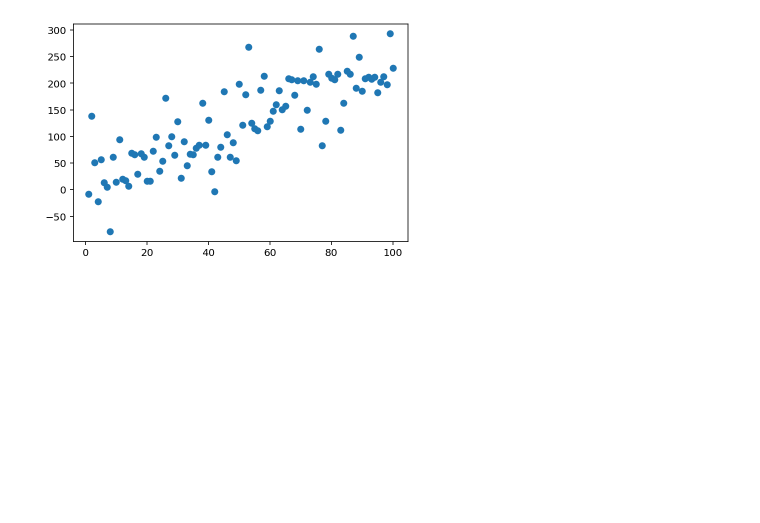
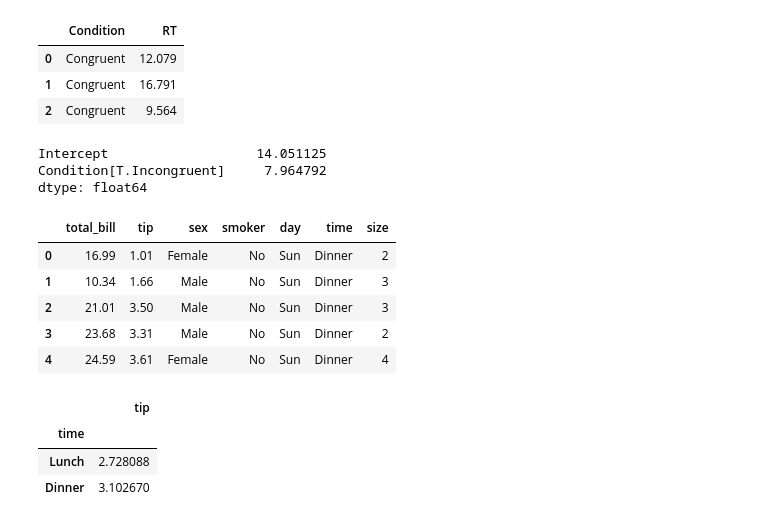
Before and after one commit to UCSD-CSS2/ucsd-css2-website, a Jupyter notebook: _sources/lectures/interactive.ipynb, the cells around one changed output. Drawn from its saved outputs; the diff is of its cells as text; code cells hidden in the pictures; blank space fills up the shorter version.

```diff
--- a/_sources/lectures/interactive.ipynb
+++ b/_sources/lectures/interactive.ipynb
@@ -17,9 +12,32 @@ sns.lmplot(data = df_income, x = "Education", y = "Income")
-# %%
-ERROR = np.random.normal(loc = 0, scale = 50, size = 100)
-X = np.arange(1, 101) ### Given some inputs X...
-beta = 2.5 ### some coefficient relating X to Y
-intercept = 1 ### and some intercept
-Y = X*beta + intercept + ERROR ### add error now
-plot = plt.scatter(X, Y)
-# %% [output]
-[figure, removed]
+# %%
+df_stroop = pd.read_csv("data/models/stroop.csv")
+df_stroop.head(3)
+# %% [output]
+|  | Condition | RT |
+| 0 | Congruent | 12.079 |
+| 1 | Congruent | 16.791 |
+| 2 | Congruent | 9.564 |
+# %%
+mod_stroop = smf.ols(data = df_stroop, formula = "RT ~ Condition").fit()
+mod_stroop.params
+# %% [output]
+Intercept                   14.051125
+Condition[T.Incongruent]     7.964792
+dtype: float64
+# %%
+df_tips = sns.load_dataset("tips")
+df_tips.head(5)
+# %% [output]
+|  | total_bill | tip | sex | smoker | day | time | size |
+| 0 | 16.99 | 1.01 | Female | No | Sun | Dinner | 2 |
+| 1 | 10.34 | 1.66 | Male | No | Sun | Dinner | 3 |
+| 2 | 21.01 | 3.50 | Male | No | Sun | Dinner | 3 |
+| 3 | 23.68 | 3.31 | Male | No | Sun | Dinner | 2 |
+| 4 | 24.59 | 3.61 | Female | No | Sun | Dinner | 4 |
+# %%
+df_tips[['time', 'tip']].groupby("time").mean()
+# %% [output]
+|  | tip |
+| time |  |
+| Lunch | 2.728088 |
+| Dinner | 3.102670 |
```
Also changed, not shown: parts of 11 cells of this notebook, 57 other files.
